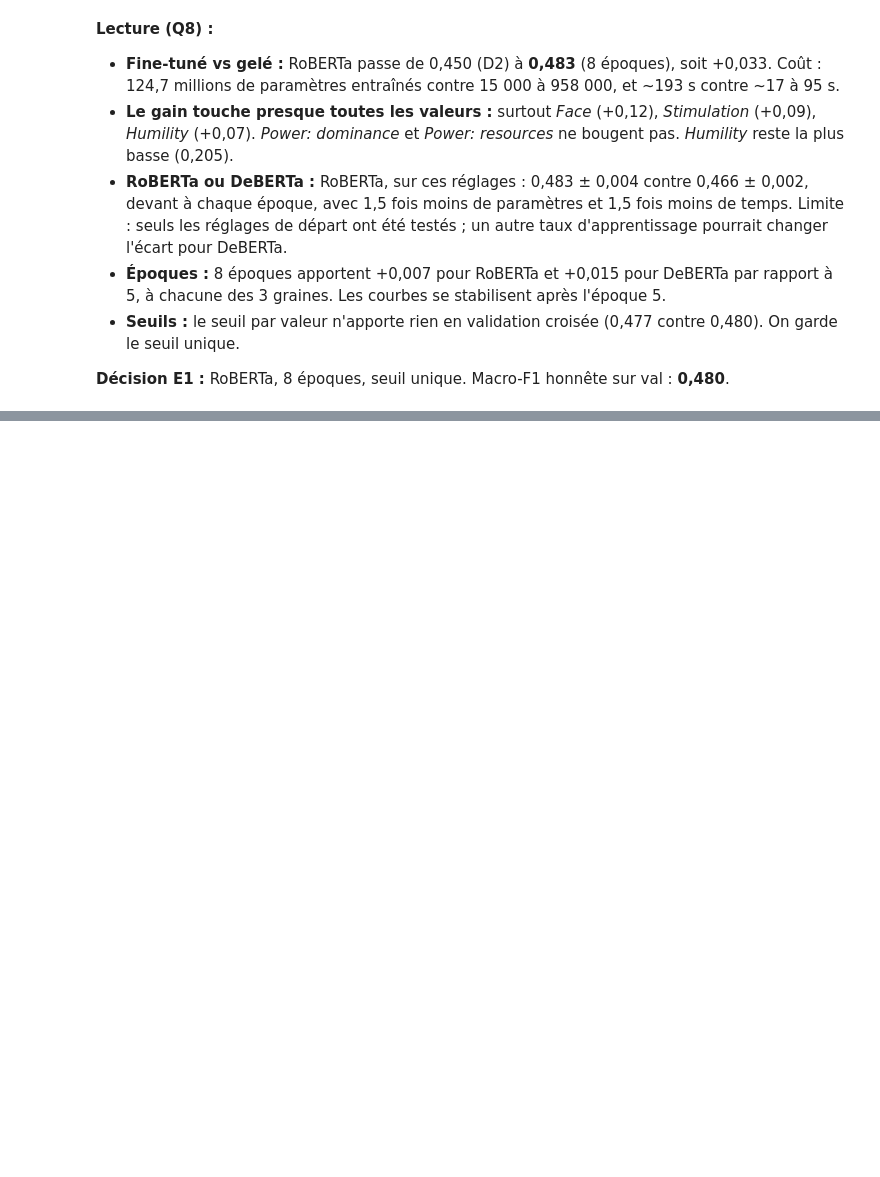
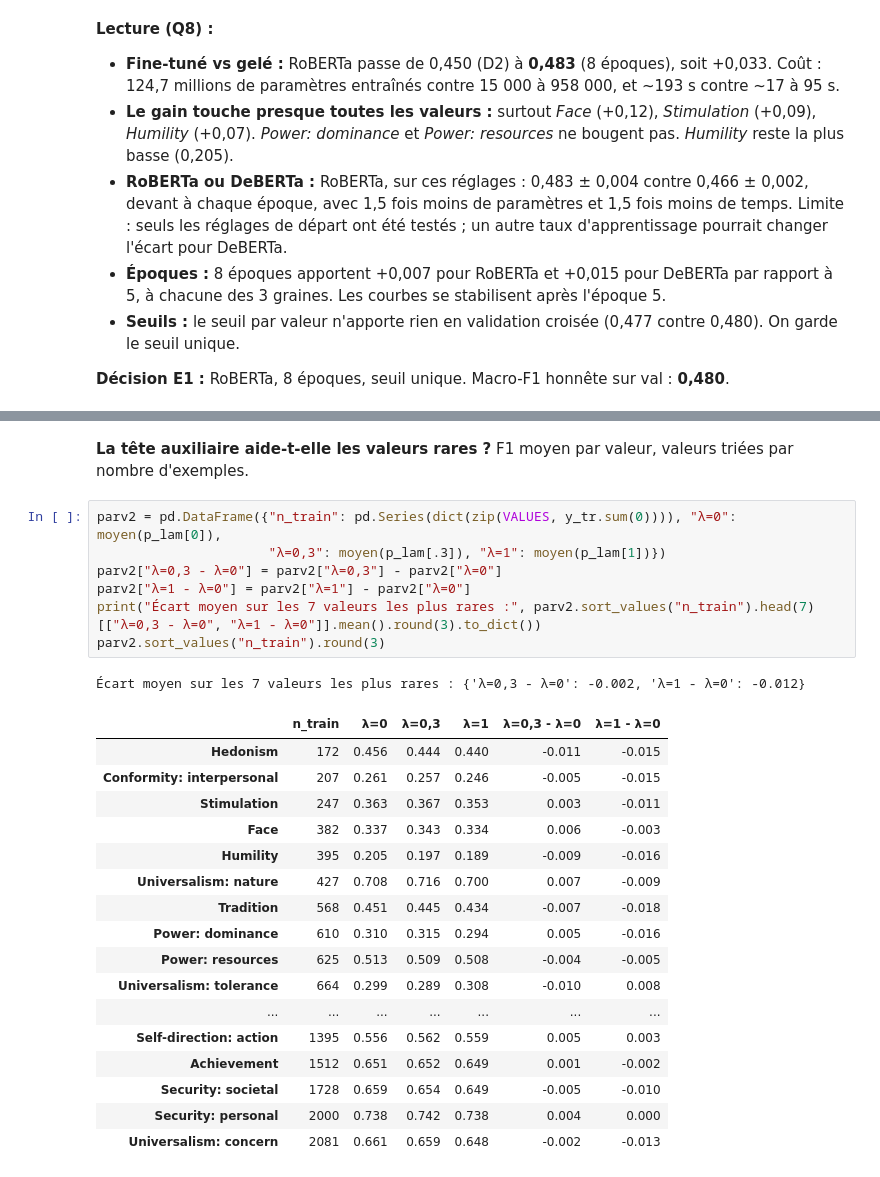
Before and after one commit to AyoubMoutik/schwartz-values-multilabel-classification-nlp, a Jupyter notebook: notebooks/07_partieE.ipynb, the cells around one changed output, grey strips where cells are left out. Saved outputs shown, nothing was run; the diff lists cells and outputs as text; blank space fills up the shorter version.

```diff
--- a/notebooks/07_partieE.ipynb
+++ b/notebooks/07_partieE.ipynb
@@ -113,0 +146,28 @@ parv.sort_values("E1 RoBERTa", ascending=False).round(3)
+# %% [markdown]
+**La tête auxiliaire aide-t-elle les valeurs rares ?** F1 moyen par valeur, valeurs triées par nombre d'exemples.
+# %%
+parv2 = pd.DataFrame({"n_train": pd.Series(dict(zip(VALUES, y_tr.sum(0)))), "λ=0": moyen(p_lam[0]),
+                      "λ=0,3": moyen(p_lam[.3]), "λ=1": moyen(p_lam[1])})
+parv2["λ=0,3 - λ=0"] = parv2["λ=0,3"] - parv2["λ=0"]
+parv2["λ=1 - λ=0"] = parv2["λ=1"] - parv2["λ=0"]
+print("Écart moyen sur les 7 valeurs les plus rares :", parv2.sort_values("n_train").head(7)[["λ=0,3 - λ=0", "λ=1 - λ=0"]].mean().round(3).to_dict())
+parv2.sort_values("n_train").round(3)
+# %% [output]
+Écart moyen sur les 7 valeurs les plus rares : {'λ=0,3 - λ=0': -0.002, 'λ=1 - λ=0': -0.012}
+|  | n_train | λ=0 | λ=0,3 | λ=1 | λ=0,3 - λ=0 | λ=1 - λ=0 |
+| Hedonism | 172 | 0.456 | 0.444 | 0.440 | -0.011 | -0.015 |
+| Conformity: interpersonal | 207 | 0.261 | 0.257 | 0.246 | -0.005 | -0.015 |
+| Stimulation | 247 | 0.363 | 0.367 | 0.353 | 0.003 | -0.011 |
+| Face | 382 | 0.337 | 0.343 | 0.334 | 0.006 | -0.003 |
+| Humility | 395 | 0.205 | 0.197 | 0.189 | -0.009 | -0.016 |
+| Universalism: nature | 427 | 0.708 | 0.716 | 0.700 | 0.007 | -0.009 |
+| Tradition | 568 | 0.451 | 0.445 | 0.434 | -0.007 | -0.018 |
+| Power: dominance | 610 | 0.310 | 0.315 | 0.294 | 0.005 | -0.016 |
+| Power: resources | 625 | 0.513 | 0.509 | 0.508 | -0.004 | -0.005 |
+| Universalism: tolerance | 664 | 0.299 | 0.289 | 0.308 | -0.010 | 0.008 |
+| ... | ... | ... | ... | ... | ... | ... |
+| Self-direction: action | 1395 | 0.556 | 0.562 | 0.559 | 0.005 | 0.003 |
+| Achievement | 1512 | 0.651 | 0.652 | 0.649 | 0.001 | -0.002 |
+| Security: societal | 1728 | 0.659 | 0.654 | 0.649 | -0.005 | -0.010 |
+| Security: personal | 2000 | 0.738 | 0.742 | 0.738 | 0.004 | 0.000 |
+| Universalism: concern | 2081 | 0.661 | 0.659 | 0.648 | -0.002 | -0.013 |
```
Also changed, not shown: parts of 4 cells of this notebook, 2 other files.
